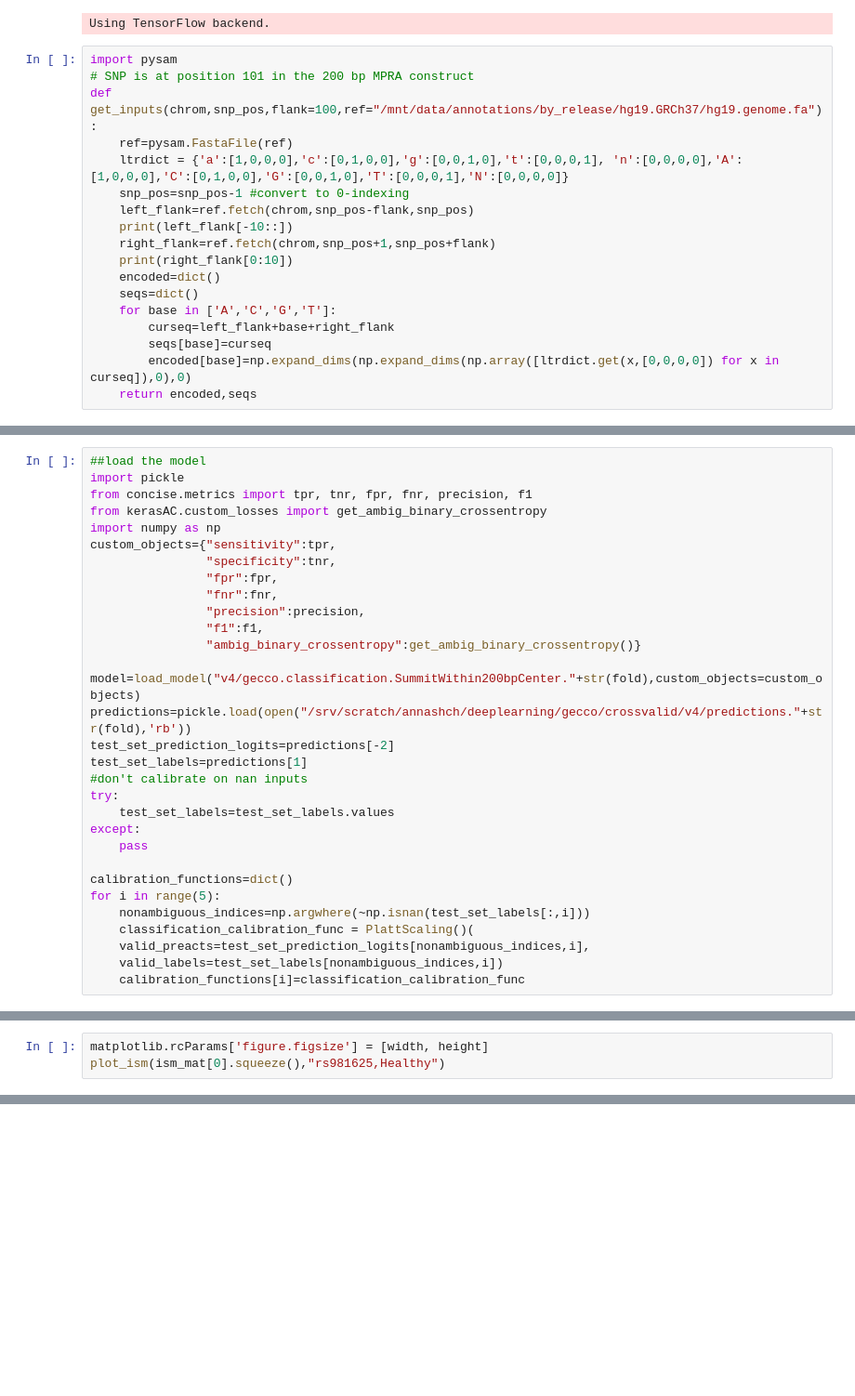
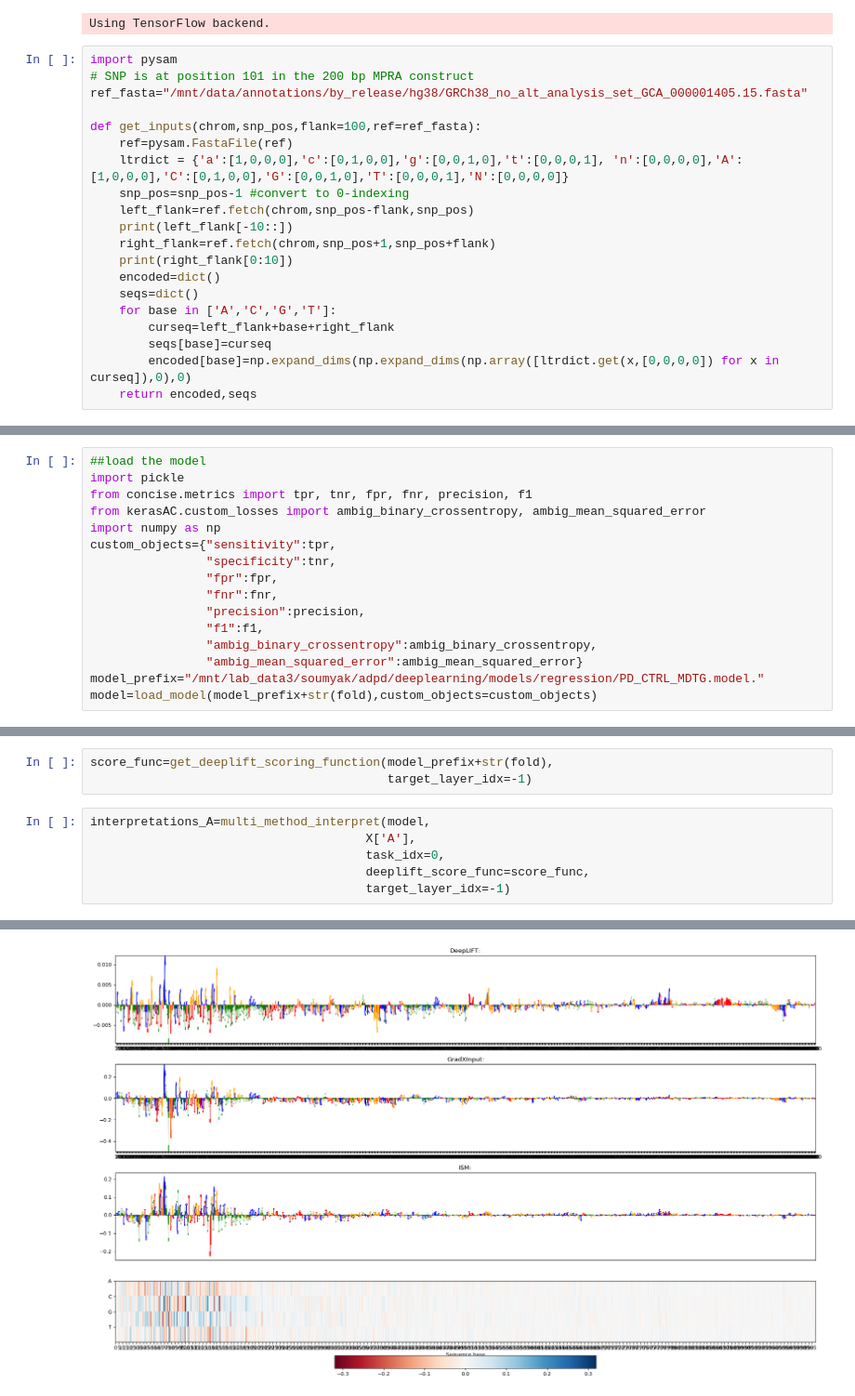
Before and after one commit to kundajelab/alzheimers_parkinsons, a Jupyter notebook: dl_interpret/deepLIFT_for_individual_SNP.ipynb, the cells around one changed output, grey strips where cells are left out. Shown at 93% size. Saved outputs shown, nothing was run; the diff lists cells and outputs as text; blank space fills up the shorter version.

```diff
--- a/dl_interpret/deepLIFT_for_individual_SNP.ipynb
+++ b/dl_interpret/deepLIFT_for_individual_SNP.ipynb
@@ -19,7 +27,9 @@ Using TensorFlow backend.
 # %%
 import pysam
 # SNP is at position 101 in the 200 bp MPRA construct
-def get_inputs(chrom,snp_pos,flank=100,ref="/mnt/data/annotations/by_release/hg19.GRCh37/hg19.genome.fa"):
+ref_fasta="/mnt/data/annotations/by_release/hg38/GRCh38_no_alt_analysis_set_GCA_000001405.15.fasta"
+
+def get_inputs(chrom,snp_pos,flank=100,ref=ref_fasta):
     ref=pysam.FastaFile(ref)
     ltrdict = {'a':[1,0,0,0],'c':[0,1,0,0],'g':[0,0,1,0],'t':[0,0,0,1], 'n':[0,0,0,0],'A':[1,0,0,0],'C':[0,1,0,0],'G':[0,0,1,0],'T':[0,0,0,1],'N':[0,0,0,0]}
     snp_pos=snp_pos-1 #convert to 0-indexing
@@ -41,7 +48,7 @@ from scipy.special import logit
 ##load the model
 import pickle
 from concise.metrics import tpr, tnr, fpr, fnr, precision, f1
-from kerasAC.custom_losses import get_ambig_binary_crossentropy
+from kerasAC.custom_losses import ambig_binary_crossentropy, ambig_mean_squared_error
 import numpy as np
 custom_objects={"sensitivity":tpr,
                 "specificity":tnr,
@@ -49,23 +56,8 @@ custom_objects={"sensitivity":tpr,
                 "fnr":fnr,
                 "precision":precision,
                 "f1":f1,
-                "ambig_binary_crossentropy":get_ambig_binary_crossentropy()}
-
-model=load_model("v4/gecco.classification.SummitWithin200bpCenter."+str(fold),custom_objects=custom_objects)
-predictions=pickle.load(open("/srv/scratch/annashch/deeplearning/gecco/crossvalid/v4/predictions."+str(fold),'rb'))
-test_set_prediction_logits=predictions[-2]
-test_set_labels=predictions[1]
-#don't calibrate on nan inputs
-try:
-    test_set_labels=test_set_labels.values
-except:
-    pass
-
-calibration_functions=dict()
-for i in range(5):
-    nonambiguous_indices=np.argwhere(~np.isnan(test_set_labels[:,i]))
-    classification_calibration_func = PlattScaling()(
-    valid_preacts=test_set_prediction_logits[nonambiguous_indices,i],
-    valid_labels=test_set_labels[nonambiguous_indices,i])
-    calibration_functions[i]=classification_calibration_func
+                "ambig_binary_crossentropy":ambig_binary_crossentropy,
+                "ambig_mean_squared_error":ambig_mean_squared_error}
+model_prefix="/mnt/lab_data3/soumyak/adpd/deeplearning/models/regression/PD_CTRL_MDTG.model."
+model=load_model(model_prefix+str(fold),custom_objects=custom_objects)
 # %% [output]
@@ -171,3 +93,0 @@ ism_mat.shape
-# %%
-matplotlib.rcParams['figure.figsize'] = [width, height]
-plot_ism(ism_mat[0].squeeze(),"rs981625,Healthy")
@@ -352,0 +94,10 @@ None
+# %%
+score_func=get_deeplift_scoring_function(model_prefix+str(fold),
+                                         target_layer_idx=-1)
+# %%
+interpretations_A=multi_method_interpret(model,
+                                      X['A'],
+                                      task_idx=0,
+                                      deeplift_score_func=score_func,
+                                      target_layer_idx=-1)
+# %% [output]
@@ -352,0 +109 @@ None
+[figure, added]
```
Also changed, not shown: parts of 42 cells of this notebook, 1 other file.
